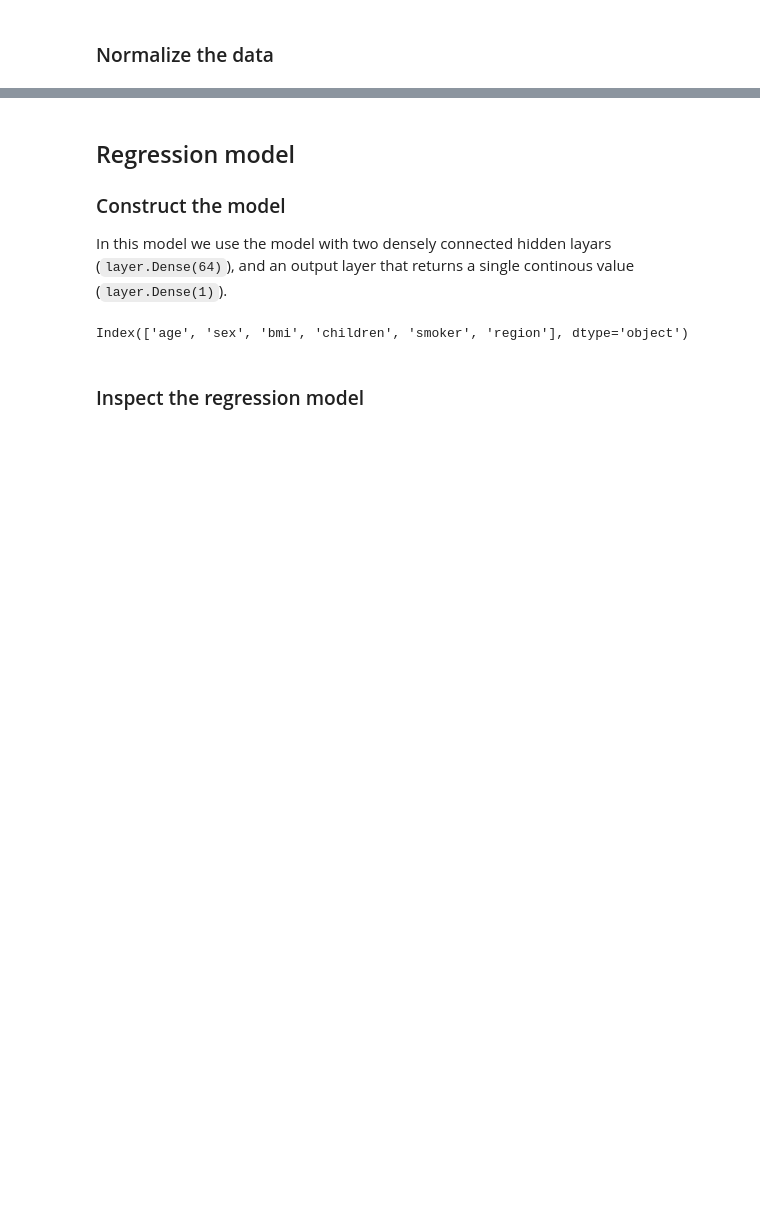
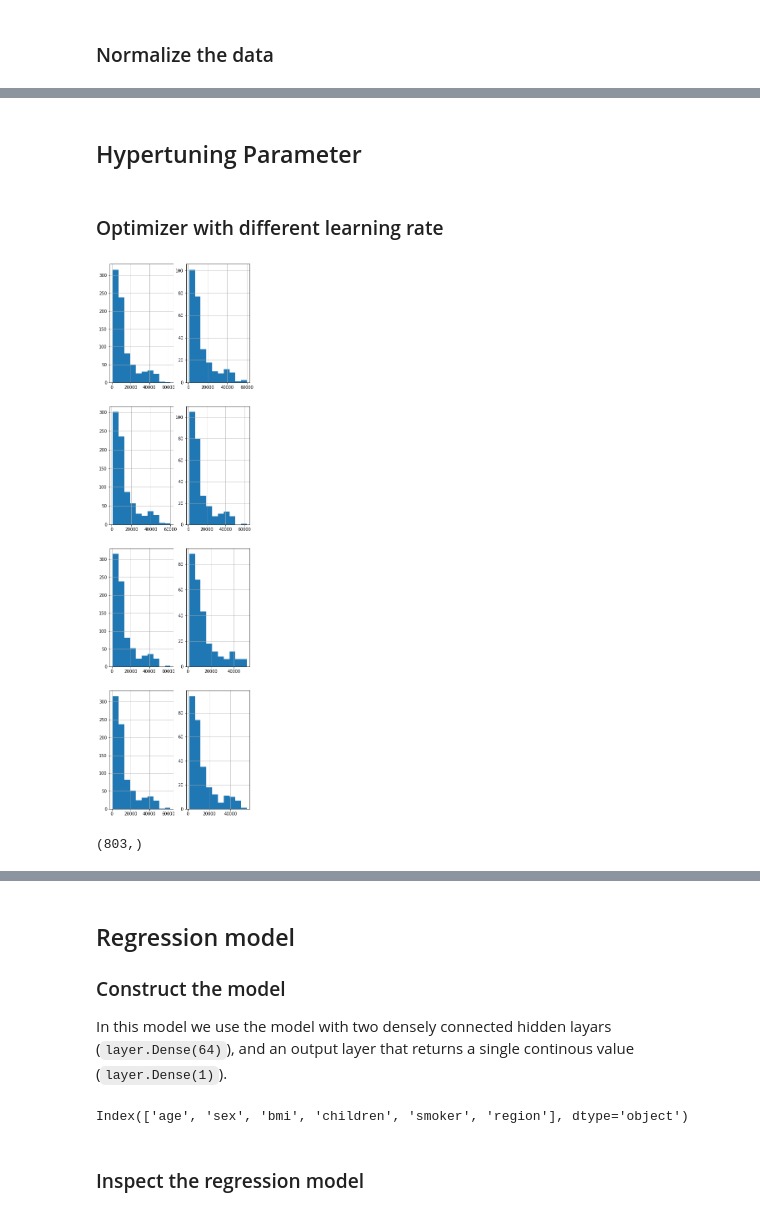
Before and after one commit to LugoBlogger/MLCC-Assignment-05, a Jupyter notebook: medical_cost_forecast.ipynb, the cells around one changed output, grey strips where cells are left out. Drawn from its saved outputs; the diff is of its cells as text; code cells hidden in the pictures; blank space fills up the shorter version.

```diff
--- a/medical_cost_forecast.ipynb
+++ b/medical_cost_forecast.ipynb
@@ -203,5 +235,5 @@ Name: charges, Length: 268, dtype: float64
 def normalize(x_val):
     return (x_val - train_stats['mean']) / train_stats['std']
 
-normed_train_data = normalize(train_dataset)
-normed_test_data = normalize(test_dataset)
+normed_train_features = normalize(train_features)
+normed_test_features = normalize(test_features)
@@ -223,0 +287,28 @@ normed_train_data
+# %% [markdown]
+## Hypertuning Parameter
+# %% [markdown]
+### Optimizer with different learning rate
+# %%
+normed_train_features = normed_train_features.reset_index()[features.columns]
+train_target = train_target.reset_index()['charges']
+
+ssfk = SortedStratifiedKFold(n_splits=4)
+train_val_split = ssfk.split(normed_train_features, train_target)
+# %%
+
+i = 0
+plt.figure(figsize=(6, 24))
+for train_feature, train_target, test_feature, test_target in train_val_split:
+    i += 1
+    plt.subplot(4, 2, i)
+    train_target.hist()
+
+    i += 1
+    plt.subplot(4, 2, i)
+    test_target.hist()
+# %% [output]
+[figure, added]
+# %%
+train_target.shape
+# %% [output]
+(803,)
```
Also changed, not shown: parts of 29 cells of this notebook.
